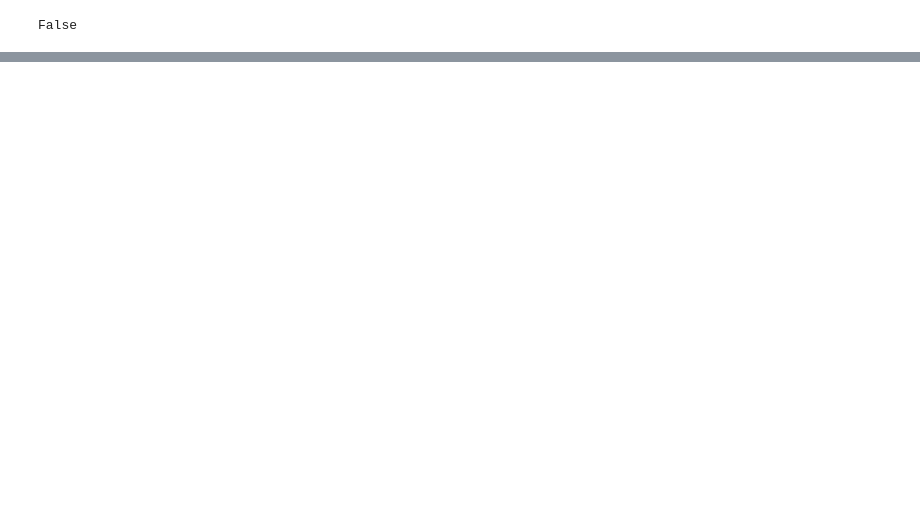
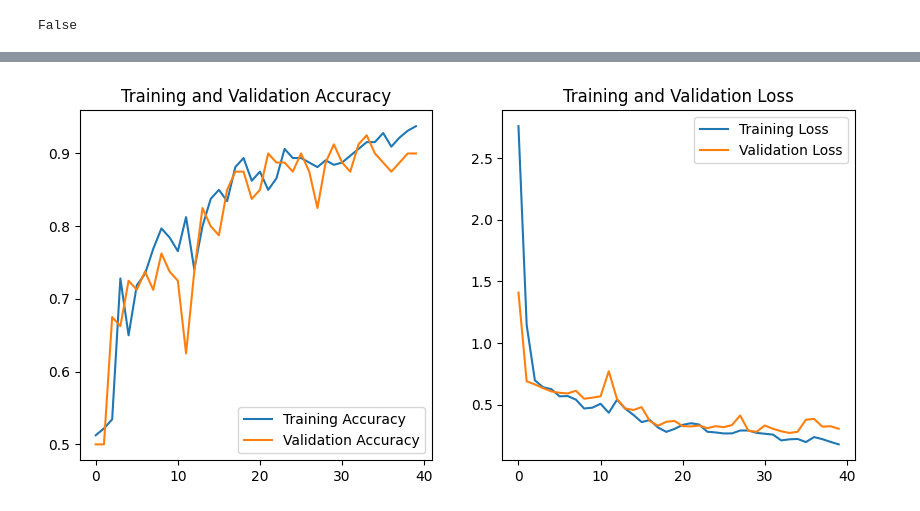
Before and after one commit to CYaiche/dog_breed_classification, a Jupyter notebook: model.ipynb, the cells around one changed output, grey strips where cells are left out. Cells and saved outputs as stored; diff of their text form; code cells hidden in the pictures; blank space fills up the shorter version.

```diff
--- a/model.ipynb
+++ b/model.ipynb
@@ -212,8 +228,6 @@ TypeError: float() argument must be a string or a number, not 'MapDataset'
 # %%
-
-
 history = cnn_based_model.fit(
-    td,
+    train_ds,
     epochs=num_epochs,
     callbacks=tb_callback,
     validation_data=validation_ds)
@@ -238 +252,5 @@ Epoch 40/40
+# %%
+fig = plot_train_val_accuracy_and_loss(history, show=False)
+# %% [output]
+[figure, added]
 # %%
```
Also changed, not shown: parts of 23 cells of this notebook, 6 other files.
